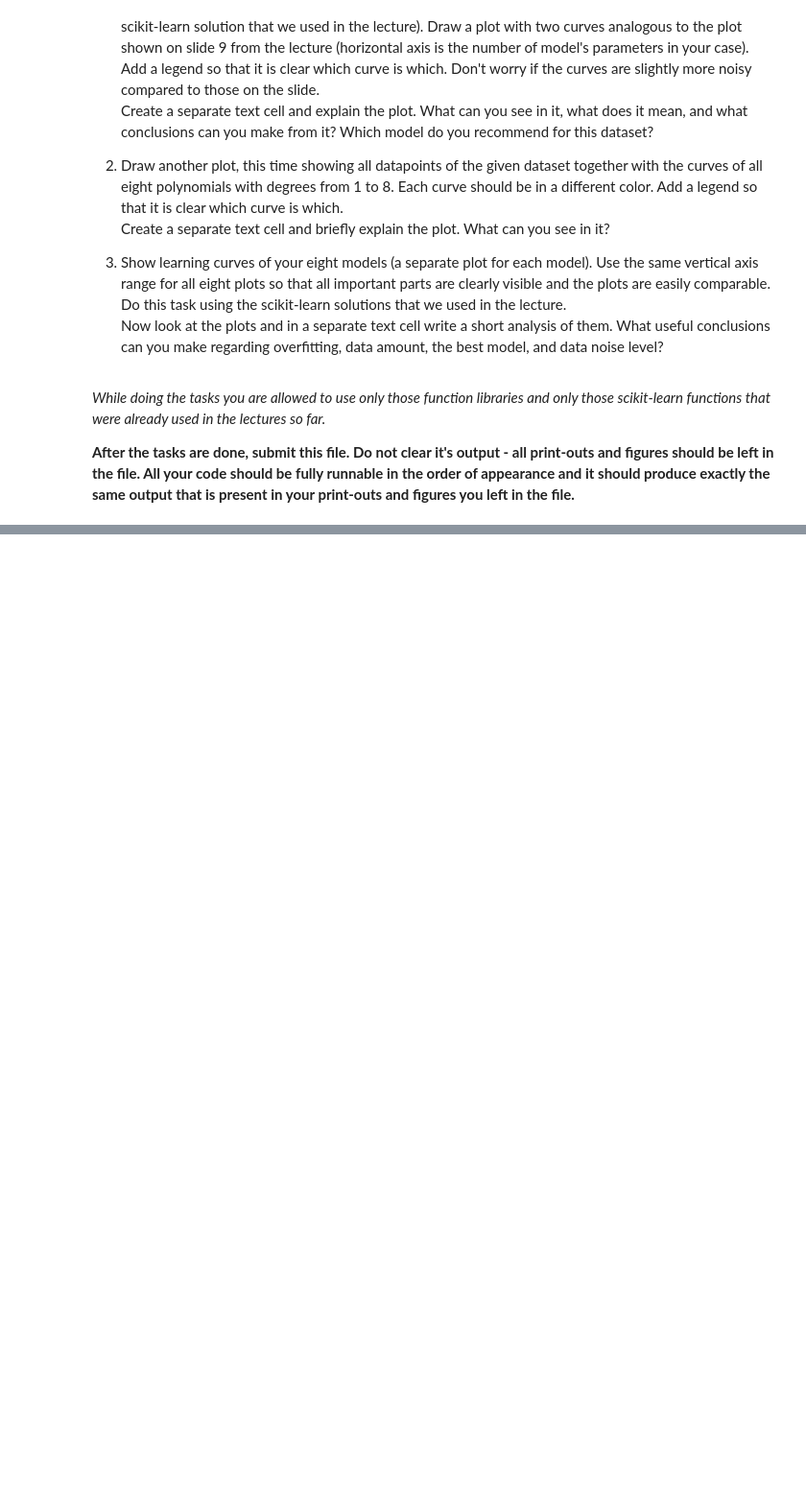
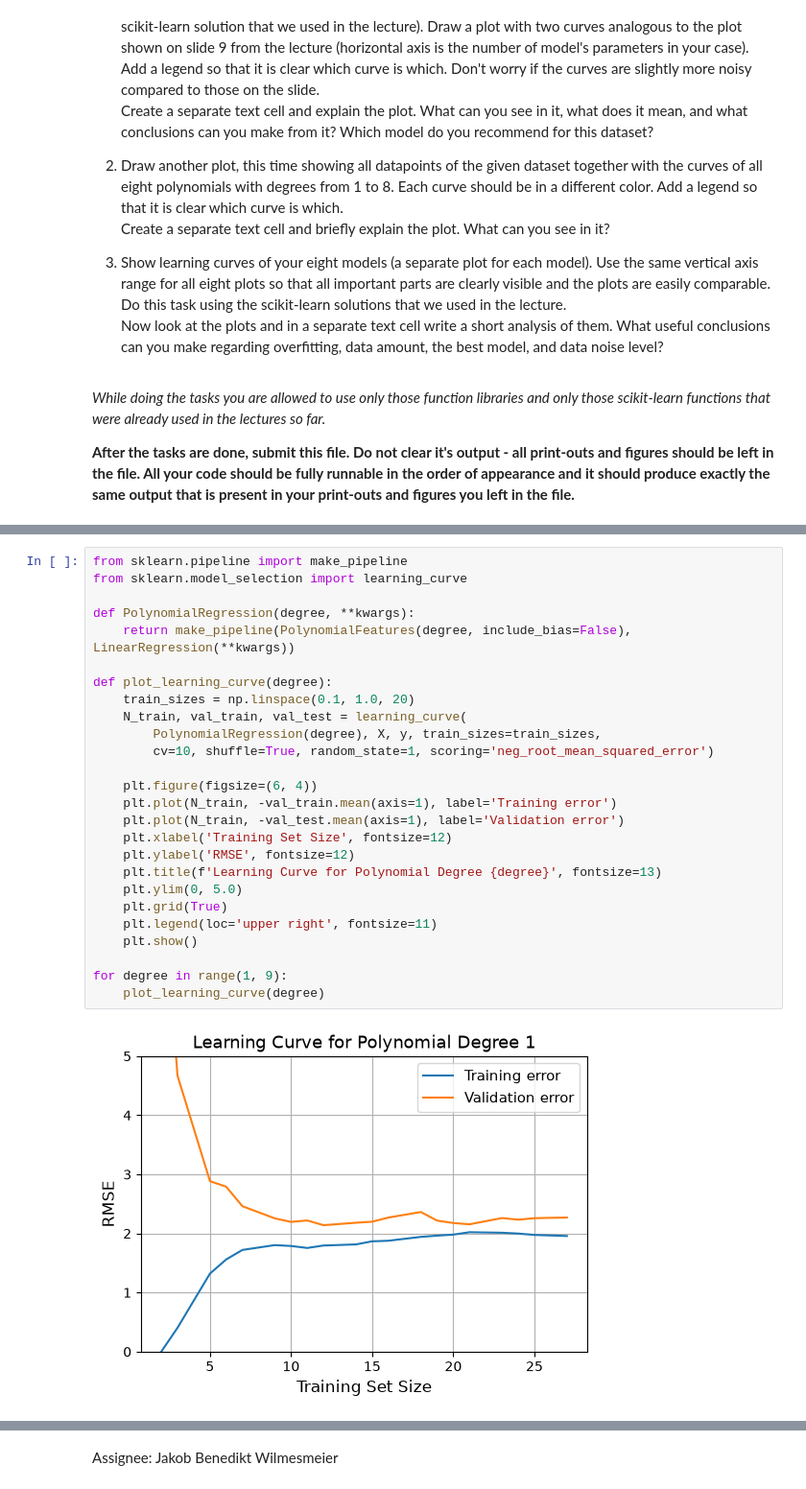
Before and after one commit to Sparkobbable/machine-learning-algorithms, a Jupyter notebook: 4_Assignment_EN.ipynb, the cells around one changed output, grey strips where cells are left out. Shown at 96% size. Saved outputs shown, nothing was run; the diff lists cells and outputs as text; blank space fills up the shorter version.

```diff
--- a/4_Assignment_EN.ipynb
+++ b/4_Assignment_EN.ipynb
@@ -41,0 +137,28 @@ Now look at the plots and in a separate text cell write a short analysis of them
+# %%
+from sklearn.pipeline import make_pipeline
+from sklearn.model_selection import learning_curve
+
+def PolynomialRegression(degree, **kwargs):
+    return make_pipeline(PolynomialFeatures(degree, include_bias=False), LinearRegression(**kwargs))
+
+def plot_learning_curve(degree):
+    train_sizes = np.linspace(0.1, 1.0, 20)
+    N_train, val_train, val_test = learning_curve(
+        PolynomialRegression(degree), X, y, train_sizes=train_sizes,
+        cv=10, shuffle=True, random_state=1, scoring='neg_root_mean_squared_error')
+
+    plt.figure(figsize=(6, 4))
+    plt.plot(N_train, -val_train.mean(axis=1), label='Training error')
+    plt.plot(N_train, -val_test.mean(axis=1), label='Validation error')
+    plt.xlabel('Training Set Size', fontsize=12)
+    plt.ylabel('RMSE', fontsize=12)
+    plt.title(f'Learning Curve for Polynomial Degree {degree}', fontsize=13)
+    plt.ylim(0, 5.0)
+    plt.grid(True)
+    plt.legend(loc='upper right', fontsize=11)
+    plt.show()
+
+for degree in range(1, 9):
+    plot_learning_curve(degree)
+# %% [output]
+[figure, added]
@@ -41,0 +172,2 @@ Now look at the plots and in a separate text cell write a short analysis of them
+# %% [markdown]
+Assignee: Jakob Benedikt Wilmesmeier
```
Also changed, not shown: parts of 6 cells of this notebook.
